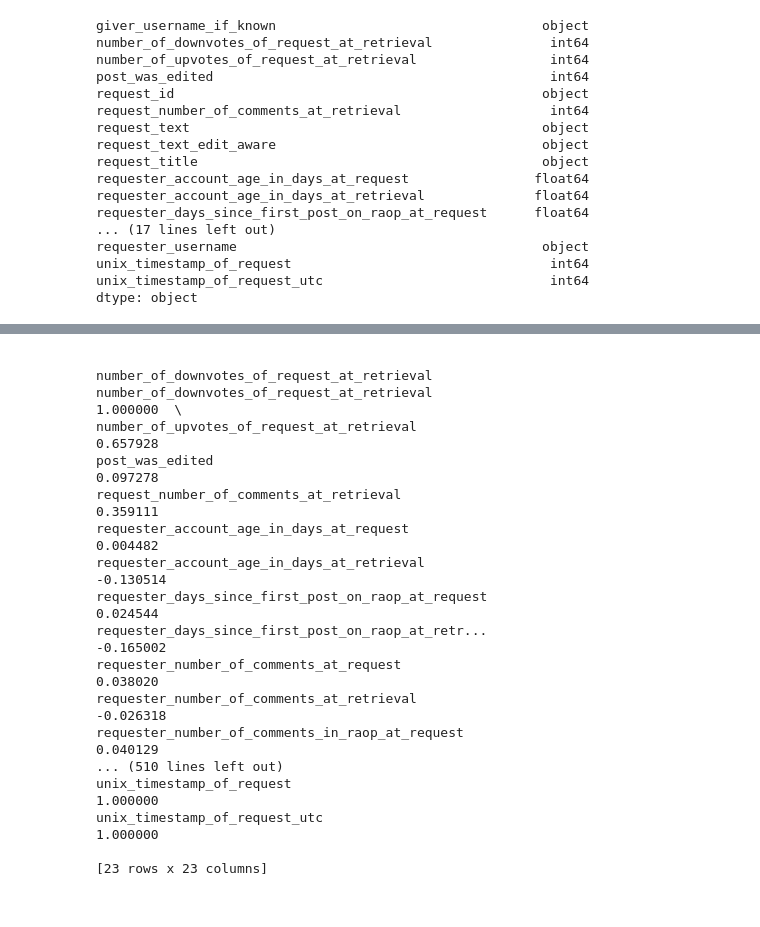
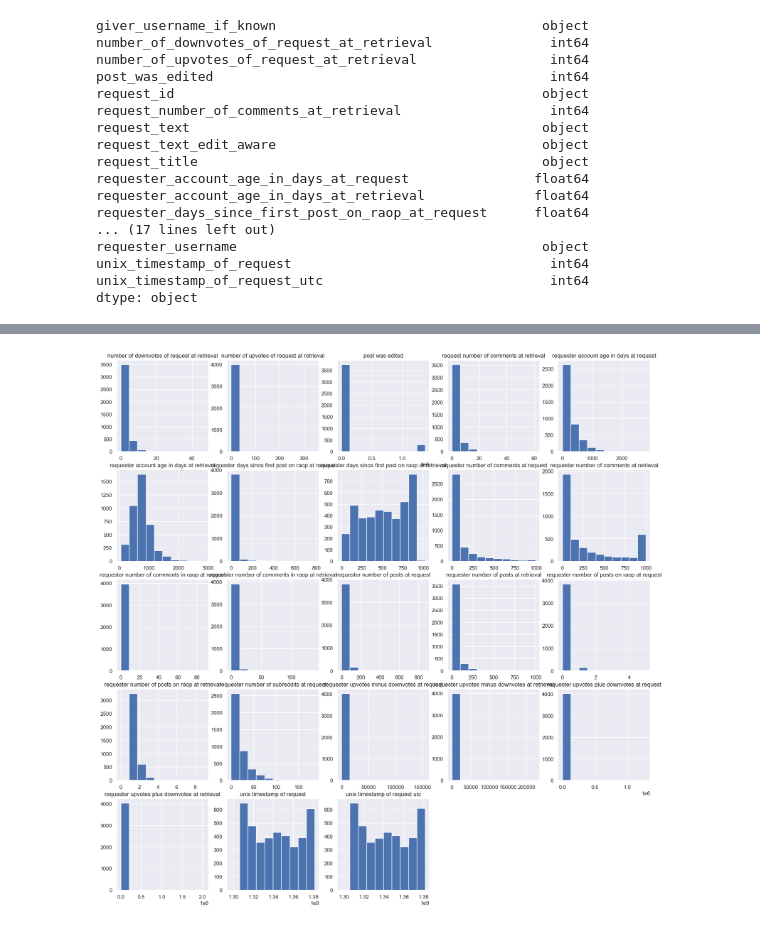
Before and after one commit to jaredfeldman/free_pizza, a Jupyter notebook: eda_jf.ipynb, the cells around one changed output, grey strips where cells are left out. Saved outputs shown, nothing was run; the diff lists cells and outputs as text; code cells hidden in the pictures.

```diff
--- a/eda_jf.ipynb
+++ b/eda_jf.ipynb
@@ -99,3 +107,9 @@ training_data_num = training_data.filter(['number_of_downvotes_of_request_at_ret
                                           'unix_timestamp_of_request',
                                           'unix_timestamp_of_request_utc'
                                          ])
+# %%
+num_cols = []
+for i in training_data_num:
+    num_cols.append(i)
+
+num_cols
@@ -102,24 +134,15 @@ training_data_num = training_data.filter(['number_of_downvotes_of_request_at_ret
+# %%
+plt.figure(figsize=(20, 20))
+for i in range(len(num_cols)):
+  plt.subplot(5, 5, i+1)
+  plt.hist(np.array(training_data_num[num_cols[i]]))
+  plt.title(num_cols[i].replace("_", " "), loc='center', wrap=True)
+plt.show()
+# %% [output]
+[figure, added]
 # %%
 training_data_num_corr_matrix = training_data_num.corr()
-print(training_data_num_corr_matrix)
+#print(training_data_num_corr_matrix)
-# %% [output]
-                                                    number_of_downvotes_of_request_at_retrieval
-number_of_downvotes_of_request_at_retrieval                                            1.000000  \
-number_of_upvotes_of_request_at_retrieval                                              0.657928
-post_was_edited                                                                        0.097278
-request_number_of_comments_at_retrieval                                                0.359111
-requester_account_age_in_days_at_request                                               0.004482
-requester_account_age_in_days_at_retrieval                                            -0.130514
-requester_days_since_first_post_on_raop_at_request                                     0.024544
-requester_days_since_first_post_on_raop_at_retr...                                    -0.165002
-requester_number_of_comments_at_request                                                0.038020
-requester_number_of_comments_at_retrieval                                             -0.026318
-requester_number_of_comments_in_raop_at_request                                        0.040129
-... (510 lines left out)
-unix_timestamp_of_request                                                1.000000
-unix_timestamp_of_request_utc                                            1.000000
-
-[23 rows x 23 columns]
 # %%
 #matrix = df.corr().round(2)
 sns.heatmap(training_data_num_corr_matrix,
```
Also changed, not shown: parts of 6 cells of this notebook, 1 other file.
